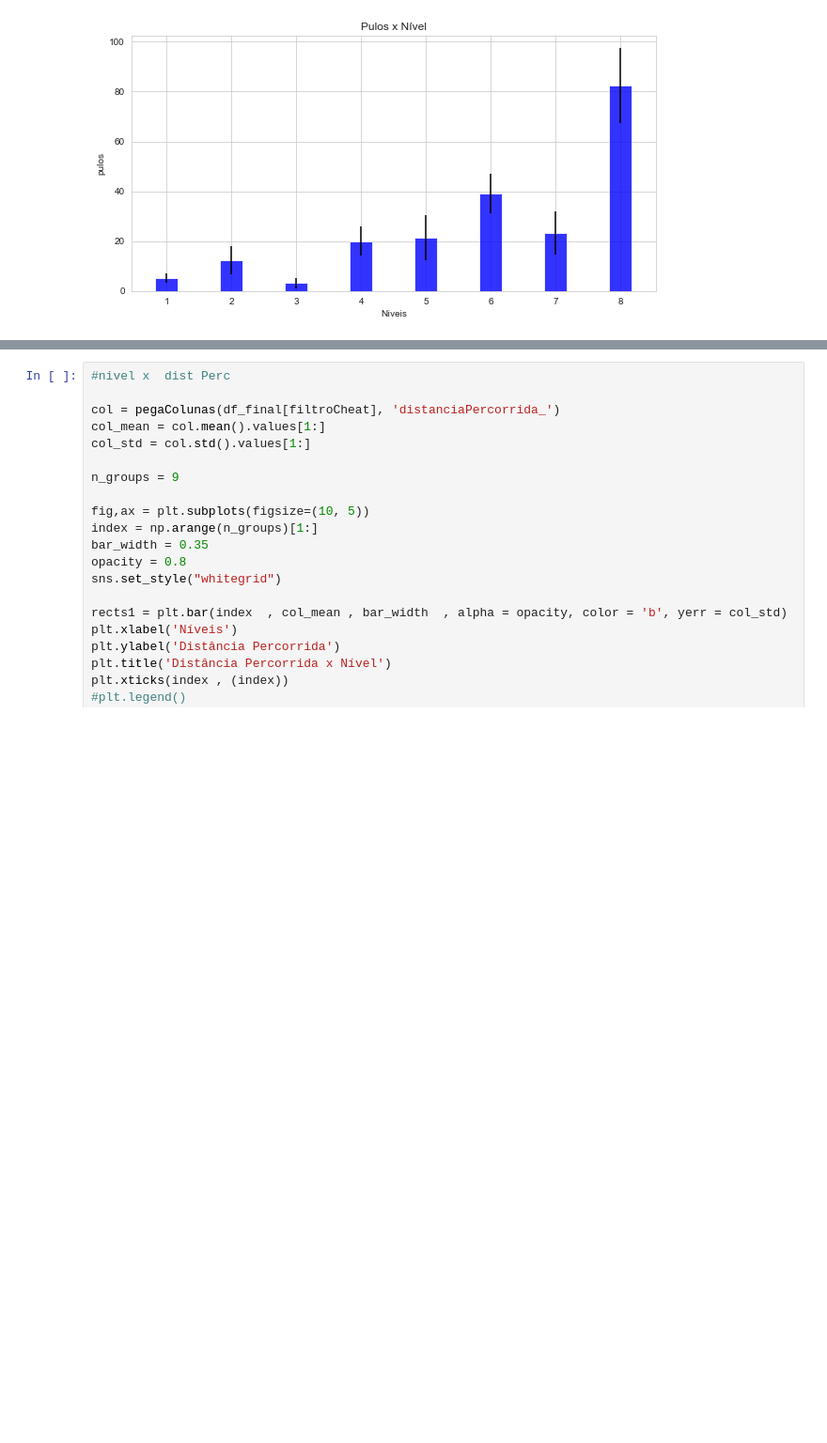
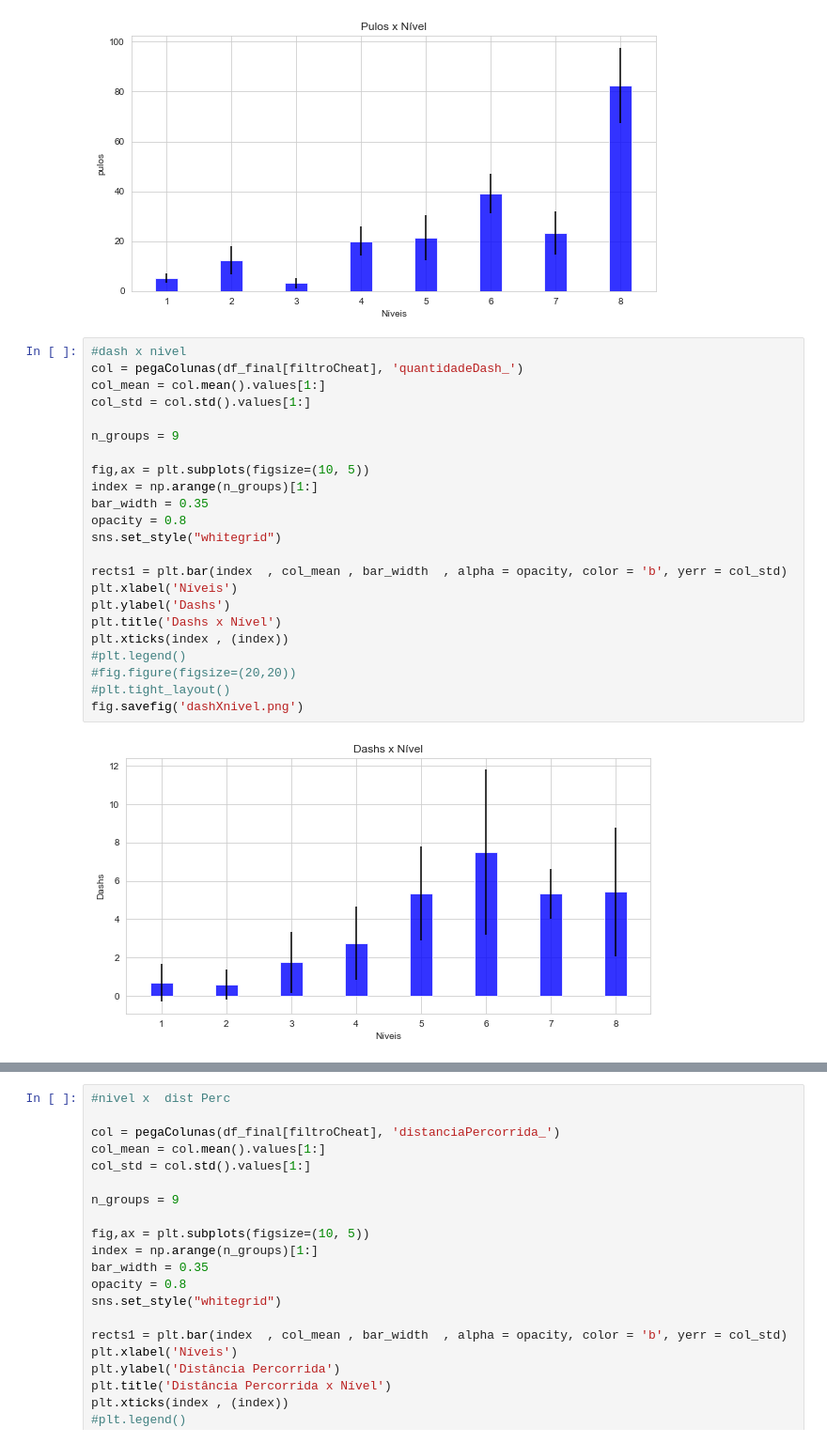
Before and after one commit to wagneralbjr/tcc-dda, a Jupyter notebook: Trata Dados TCC.ipynb, the cells around one changed output, grey strips where cells are left out. Shown at 94% size. Drawn from its saved outputs; the diff is of its cells as text; blank space fills up the shorter version.

```diff
--- a/Trata Dados TCC.ipynb
+++ b/Trata Dados TCC.ipynb
@@ -549,3 +549,28 @@ plt.xticks(index , (index))
 fig.savefig('pulosXnivel.png')
 # %% [output]
 [figure]
+# %%
+#dash x nivel
+col = pegaColunas(df_final[filtroCheat], 'quantidadeDash_')
+col_mean = col.mean().values[1:]
+col_std = col.std().values[1:]
+
+n_groups = 9
+
+fig,ax = plt.subplots(figsize=(10, 5))
+index = np.arange(n_groups)[1:]
+bar_width = 0.35
+opacity = 0.8
+sns.set_style("whitegrid")
+
+rects1 = plt.bar(index  , col_mean , bar_width  , alpha = opacity, color = 'b', yerr = col_std)
+plt.xlabel('Níveis')
+plt.ylabel('Dashs')
+plt.title('Dashs x Nível')
+plt.xticks(index , (index))
+#plt.legend()
+#fig.figure(figsize=(20,20))
+#plt.tight_layout()
+fig.savefig('dashXnivel.png')
+# %% [output]
+[figure, added]
```
Also changed, not shown: parts of 3 cells of this notebook, 2 other files.
